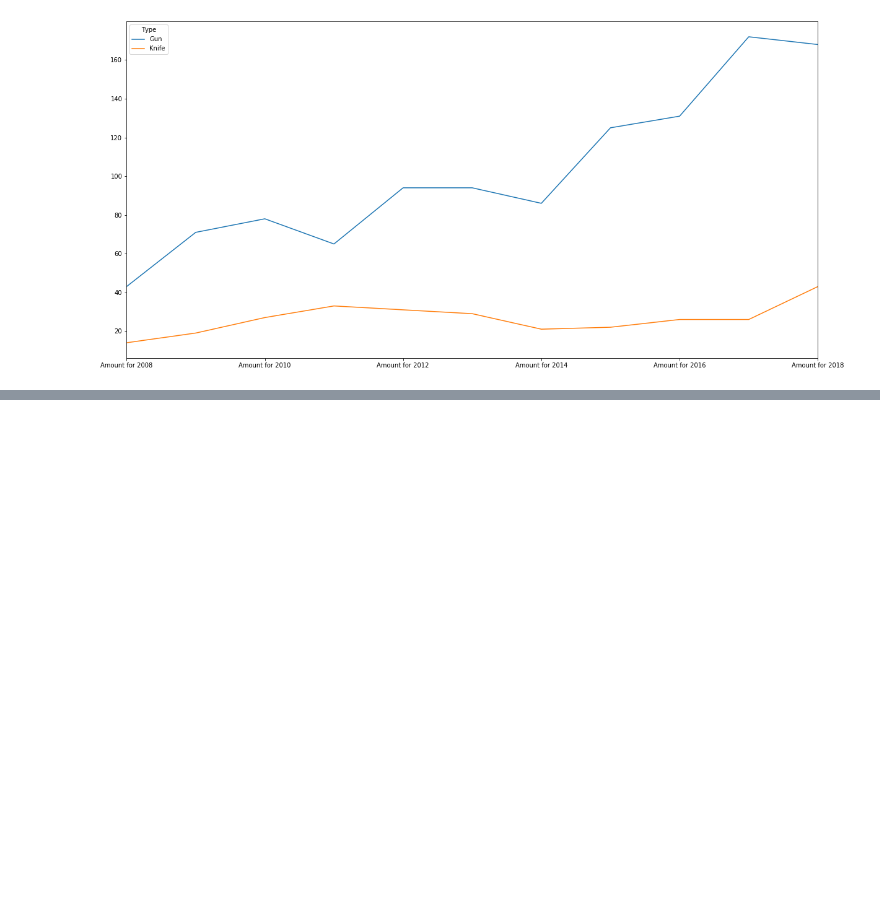
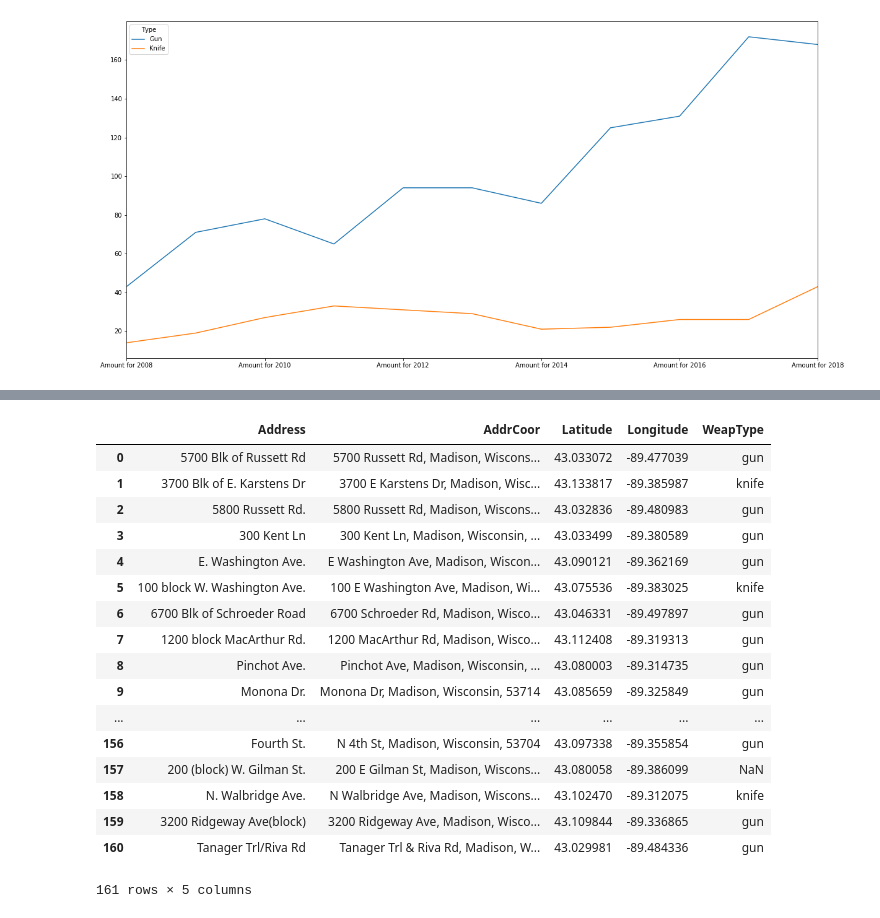
Before and after one commit to LeonTan828/Madcity_Proj, a Jupyter notebook: Incident Details.ipynb, the cells around one changed output, grey strips where cells are left out. Saved outputs shown, nothing was run; the diff lists cells and outputs as text; code cells hidden in the pictures; blank space fills up the shorter version.

```diff
--- a/Incident Details.ipynb
+++ b/Incident Details.ipynb
@@ -1666,0 +1860,26 @@ axVioType
+# %%
+tempfile2016 = pandas.read_csv("WeaponVio2016.csv")
+
+for i, row in tempfile2016.iterrows():
+    tempfile2016.loc[i, "WeapType"] = y2016wv.loc[i, "WeapType"]
+
+tempfile2016
+# %% [output]
+|  | Address | AddrCoor | Latitude | Longitude | WeapType |
+| 0 | 5700 Blk of Russett Rd | 5700 Russett Rd, Madison, Wiscons... | 43.033072 | -89.477039 | gun |
+| 1 | 3700 Blk of E. Karstens Dr | 3700 E Karstens Dr, Madison, Wisc... | 43.133817 | -89.385987 | knife |
+| 2 | 5800 Russett Rd. | 5800 Russett Rd, Madison, Wiscons... | 43.032836 | -89.480983 | gun |
+| 3 | 300 Kent Ln | 300 Kent Ln, Madison, Wisconsin, ... | 43.033499 | -89.380589 | gun |
+| 4 | E. Washington Ave. | E Washington Ave, Madison, Wiscon... | 43.090121 | -89.362169 | gun |
+| 5 | 100 block W. Washington Ave. | 100 E Washington Ave, Madison, Wi... | 43.075536 | -89.383025 | knife |
+| 6 | 6700 Blk of Schroeder Road | 6700 Schroeder Rd, Madison, Wisco... | 43.046331 | -89.497897 | gun |
+| 7 | 1200 block MacArthur Rd. | 1200 MacArthur Rd, Madison, Wisco... | 43.112408 | -89.319313 | gun |
+| 8 | Pinchot Ave. | Pinchot Ave, Madison, Wisconsin, ... | 43.080003 | -89.314735 | gun |
+| 9 | Monona Dr. | Monona Dr, Madison, Wisconsin, 53714 | 43.085659 | -89.325849 | gun |
+| ... | ... | ... | ... | ... | ... |
+| 156 | Fourth St. | N 4th St, Madison, Wisconsin, 53704 | 43.097338 | -89.355854 | gun |
+| 157 | 200 (block) W. Gilman St. | 200 E Gilman St, Madison, Wiscons... | 43.080058 | -89.386099 | NaN |
+| 158 | N. Walbridge Ave. | N Walbridge Ave, Madison, Wiscons... | 43.102470 | -89.312075 | knife |
+| 159 | 3200 Ridgeway Ave(block) | 3200 Ridgeway Ave, Madison, Wisco... | 43.109844 | -89.336865 | gun |
+| 160 | Tanager Trl/Riva Rd | Tanager Trl & Riva Rd, Madison, W... | 43.029981 | -89.484336 | gun |
+161 rows × 5 columns
```
Also changed, not shown: parts of 24 cells of this notebook, 17 other files.
